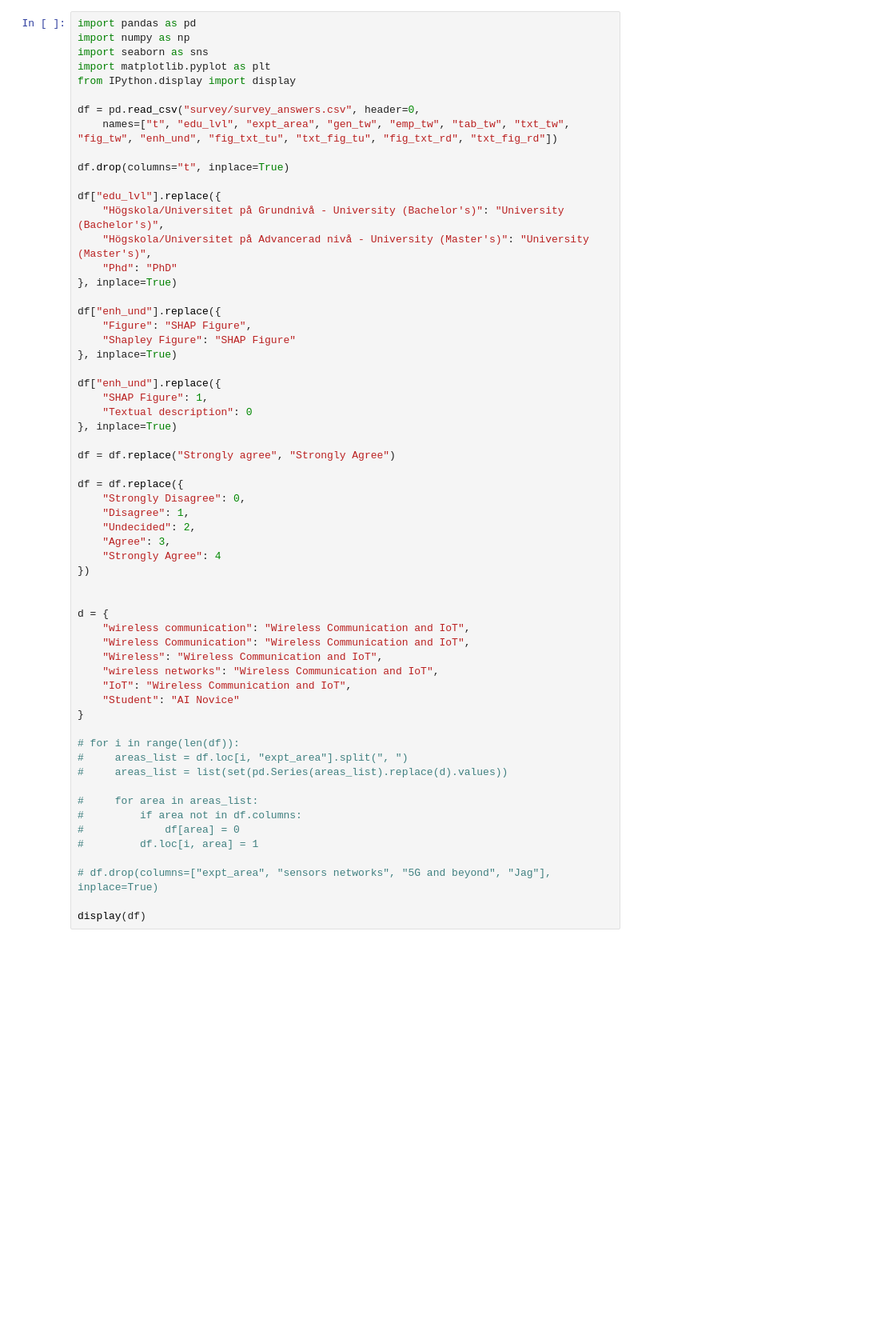
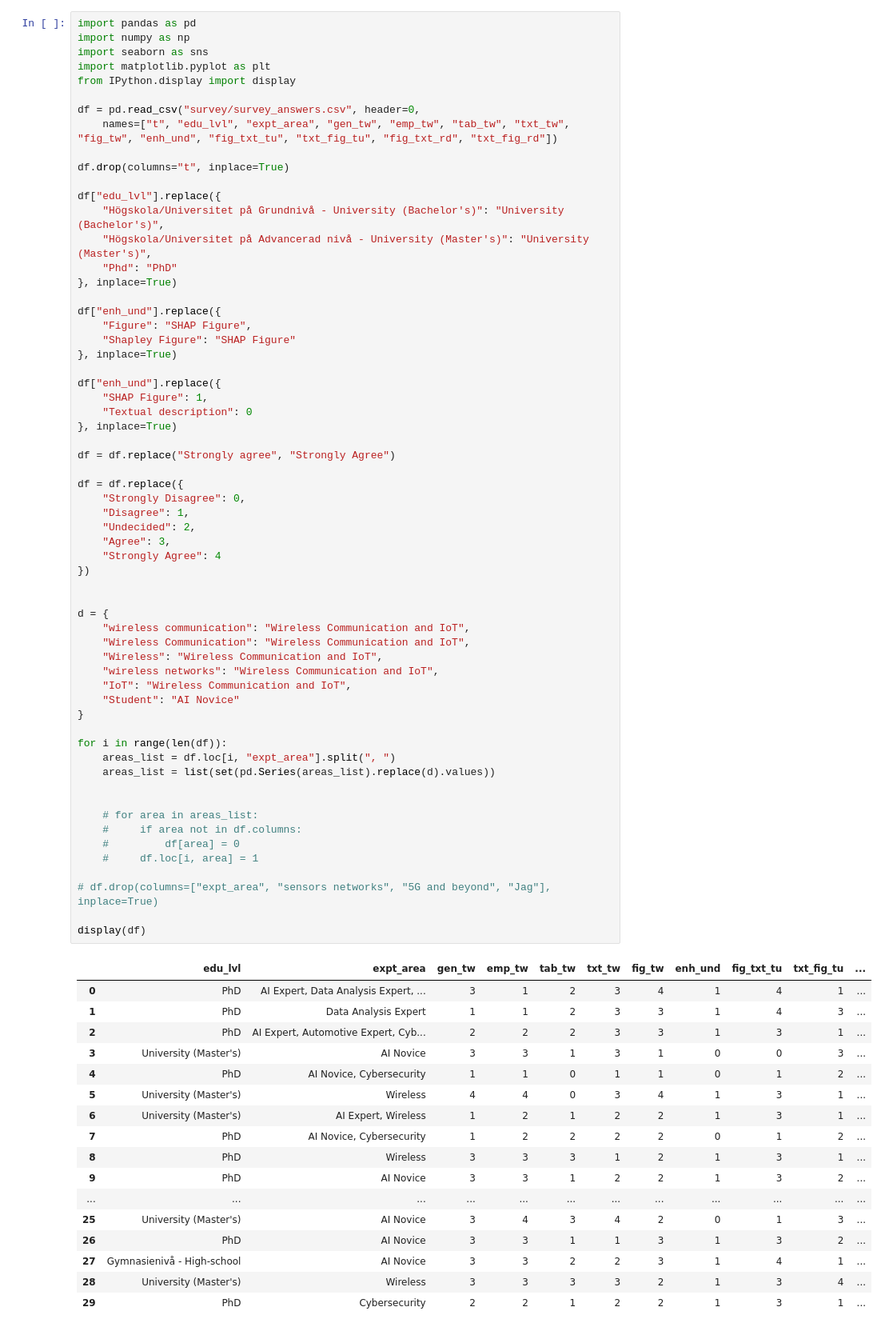
Before and after one commit to hampu5/ml-classify, a Jupyter notebook: ml_classify/survey-book.ipynb, the cells around one changed output. Shown at 80% size. Drawn from its saved outputs; the diff is of its cells as text; blank space fills up the shorter version.

```diff
--- a/ml_classify/survey-book.ipynb
+++ b/ml_classify/survey-book.ipynb
@@ -24,40 +24,59 @@ df["enh_und"].replace({
 df["enh_und"].replace({
     "SHAP Figure": 1,
     "Textual description": 0
 }, inplace=True)
 
 df = df.replace("Strongly agree", "Strongly Agree")
 
 df = df.replace({
     "Strongly Disagree": 0,
     "Disagree": 1,
     "Undecided": 2,
     "Agree": 3,
     "Strongly Agree": 4
 })
 
 
 d = {
     "wireless communication": "Wireless Communication and IoT",
     "Wireless Communication": "Wireless Communication and IoT",
     "Wireless": "Wireless Communication and IoT",
     "wireless networks": "Wireless Communication and IoT",
     "IoT": "Wireless Communication and IoT",
     "Student": "AI Novice"
 }
 
-# for i in range(len(df)):
-#     areas_list = df.loc[i, "expt_area"].split(", ")
-#     areas_list = list(set(pd.Series(areas_list).replace(d).values))
+for i in range(len(df)):
+    areas_list = df.loc[i, "expt_area"].split(", ")
+    areas_list = list(set(pd.Series(areas_list).replace(d).values))
 
-#     for area in areas_list:
-#         if area not in df.columns:
-#             df[area] = 0
-#         df.loc[i, area] = 1
+
+    # for area in areas_list:
+    #     if area not in df.columns:
+    #         df[area] = 0
+    #     df.loc[i, area] = 1
 
 # df.drop(columns=["expt_area", "sensors networks", "5G and beyond", "Jag"], inplace=True)
 
 display(df)
+# %% [output]
+|  | edu_lvl | expt_area | gen_tw | emp_tw | tab_tw | txt_tw | fig_tw | enh_und | fig_txt_tu | txt_fig_tu | ... |
+| 0 | PhD | AI Expert, Data Analysis Expert, ... | 3 | 1 | 2 | 3 | 4 | 1 | 4 | 1 | ... |
+| 1 | PhD | Data Analysis Expert | 1 | 1 | 2 | 3 | 3 | 1 | 4 | 3 | ... |
+| 2 | PhD | AI Expert, Automotive Expert, Cyb... | 2 | 2 | 2 | 3 | 3 | 1 | 3 | 1 | ... |
+| 3 | University (Master's) | AI Novice | 3 | 3 | 1 | 3 | 1 | 0 | 0 | 3 | ... |
+| 4 | PhD | AI Novice, Cybersecurity | 1 | 1 | 0 | 1 | 1 | 0 | 1 | 2 | ... |
+| 5 | University (Master's) | Wireless | 4 | 4 | 0 | 3 | 4 | 1 | 3 | 1 | ... |
+| 6 | University (Master's) | AI Expert, Wireless | 1 | 2 | 1 | 2 | 2 | 1 | 3 | 1 | ... |
+| 7 | PhD | AI Novice, Cybersecurity | 1 | 2 | 2 | 2 | 2 | 0 | 1 | 2 | ... |
+| 8 | PhD | Wireless | 3 | 3 | 3 | 1 | 2 | 1 | 3 | 1 | ... |
+| 9 | PhD | AI Novice | 3 | 3 | 1 | 2 | 2 | 1 | 3 | 2 | ... |
+| ... | ... | ... | ... | ... | ... | ... | ... | ... | ... | ... | ... |
+| 25 | University (Master's) | AI Novice | 3 | 4 | 3 | 4 | 2 | 0 | 1 | 3 | ... |
+| 26 | PhD | AI Novice | 3 | 3 | 1 | 1 | 3 | 1 | 3 | 2 | ... |
+| 27 | Gymnasienivå - High-school | AI Novice | 3 | 3 | 2 | 2 | 3 | 1 | 4 | 1 | ... |
+| 28 | University (Master's) | Wireless | 3 | 3 | 3 | 3 | 2 | 1 | 3 | 4 | ... |
+| 29 | PhD | Cybersecurity | 2 | 2 | 1 | 2 | 2 | 1 | 3 | 1 | ... |
 # %%
 def piechart(name):
     label_dict = {0: "Strongly Disagree", 1: "Disagree", 2: "Undecided", 3: "Agree", 4: "Strongly Agree"}
```
Also changed, not shown: parts of 8 cells of this notebook, 25 other files.
